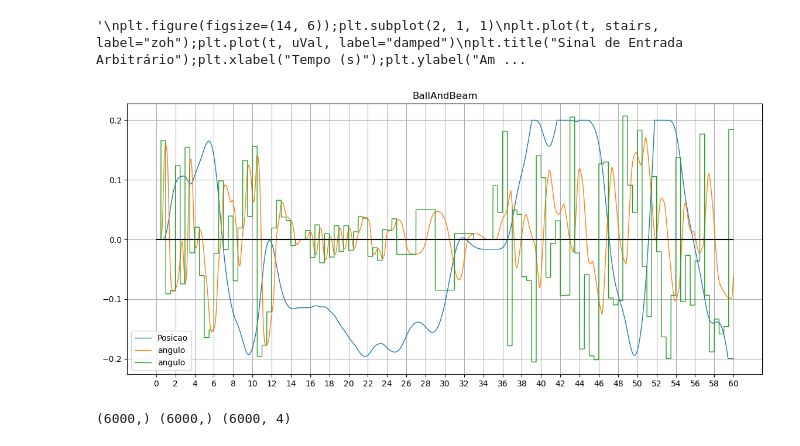
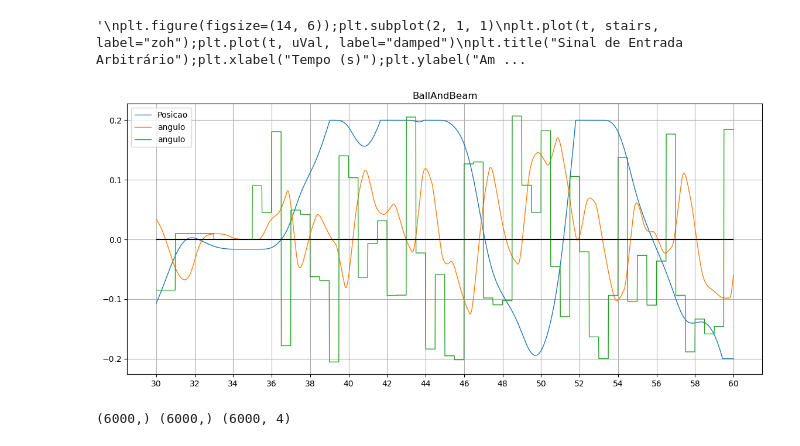
Before and after one commit to JonhLucas/NARX_MISO, a Jupyter notebook: ballbeam.ipynb, the cells around one changed output. Drawn from its saved outputs; the diff is of its cells as text; code cells hidden in the pictures.

```diff
--- a/ballbeam.ipynb
+++ b/ballbeam.ipynb
@@ -93,22 +93,24 @@ for i in range(60, 80):
     un[rt*i:] += (mag[i] - mag[i-1]) * curve[:curve.shape[0]-rt*i]
 
 mag[76] = mag[79]
-mag[80] = 0.002
+mag[80] = 0.003
 vel[80] = 6
 vel[84] = 2
 vel[88] = 1
-vel[92] = 9
-vel[96] = 9
-mag[92] = (np.pi / 180) * 1.5
-mag[96] = -(np.pi / 180) * 2.4
+vel[92] = 7
+vel[96] = 6
+mag[92] = (np.pi / 180) * 0.8
+mag[96] = -(np.pi / 180) * 2.0
 for i in range(0, 5):
     j = 80 + i * 4
     curve = 1/(1+np.exp(-vel[j]*t+5))
     stairs[rt*j:rt*(j+4)] = mag[j]
     un[rt*j:] += (mag[j] - mag[j-4]) * curve[:curve.shape[0]-rt*j]
 
-mag[98] = -(np.pi / 180) * 2.43
+mag[98] = -(np.pi / 180) * 2.0
 mag[99] = -(np.pi / 180) * 2.1
+mag[111] = (np.pi / 180) * 1
+mag[116] = (np.pi / 180) * 2
 mag[102:] = 0.1 * mag[102:]
 for i in range(99, 120):
     curve = 1/(1+np.exp(-vel[i]*t+4))
@@ -222,28 +225,31 @@ plt.grid(True);plt.legend();plt.tight_layout();plt.show()'''
 # %%
 u = uVal.copy();du = np.zeros(t.shape);d2u = np.zeros(t.shape)
 
 du[1:] = (u[1:] - u[:-1]) / dt;d2u[2:] = (du[2:] - du[1:-1]) / dt
 
 s = np.zeros(t.shape);ds = np.zeros(t.shape);d2s = np.zeros(t.shape)
 
 for i in range(1, t.shape[0]):
     um = (u[i-1] + u[i]) / 2;dum = (um - u[i-1]) / dt
     k1 = m * s[i-1] * (du[i-1]**2) / a + m * g * np.sin(u[i-1]) / a;k2 = m * (s[i-1] + (dt/2) * k1) * (dum**2) / a + m * g * np.sin(um) / a
     k3 = m * (s[i-1] + (dt/2) * k2) * (dum**2) / a + m * g * np.sin(um) / a;k4 = m * (s[i-1] + dt * k3) * (du[i]**2) / a + m * g * np.sin(u[i]) / a
 
     ds[i] = ds[i-1] + (dt/6) * (k1 + 2*k2 + 2*k3 + k4)
+    '''
+    s[i] = s[i-1] + ds[i] * dt
+    '''
     s[i] = np.clip(s[i-1] + ds[i] * dt, -0.2, 0.20)
     if np.abs(s[i]) >= 0.2:
         ds[i] = 0
 
-begin = int(0 * 1e+2);end = int(60 * 1e+2)
+begin = int(30 * 1e+2);end = int(60 * 1e+2)
 plt.figure(figsize=(14, 6));plt.title("BallAndBeam")
 plt.plot(t[begin:end], s[begin:end], linewidth=1, label="Posicao")
 plt.plot(t[begin:end], u[begin:end] * 5, linewidth=1, label="angulo");plt.plot(t[begin:end], stairs[begin:end] * 5, linewidth=1, label="angulo")
 plt.hlines(0, begin // 100, end // 100, colors='black');plt.xticks(np.arange(begin // 100, end // 100 + 1, 2))
 plt.legend();plt.grid();plt.show()
 # %% [output]
-[figure, old version]
+[figure, new version]
 # %%
 data = np.vstack((uVal[::1], s[::1], ds[::1], t[::1])).T
 print(uVal.shape, s.shape, data.shape)
```
Also changed, not shown: parts of 3 cells of this notebook, 7 other files.
